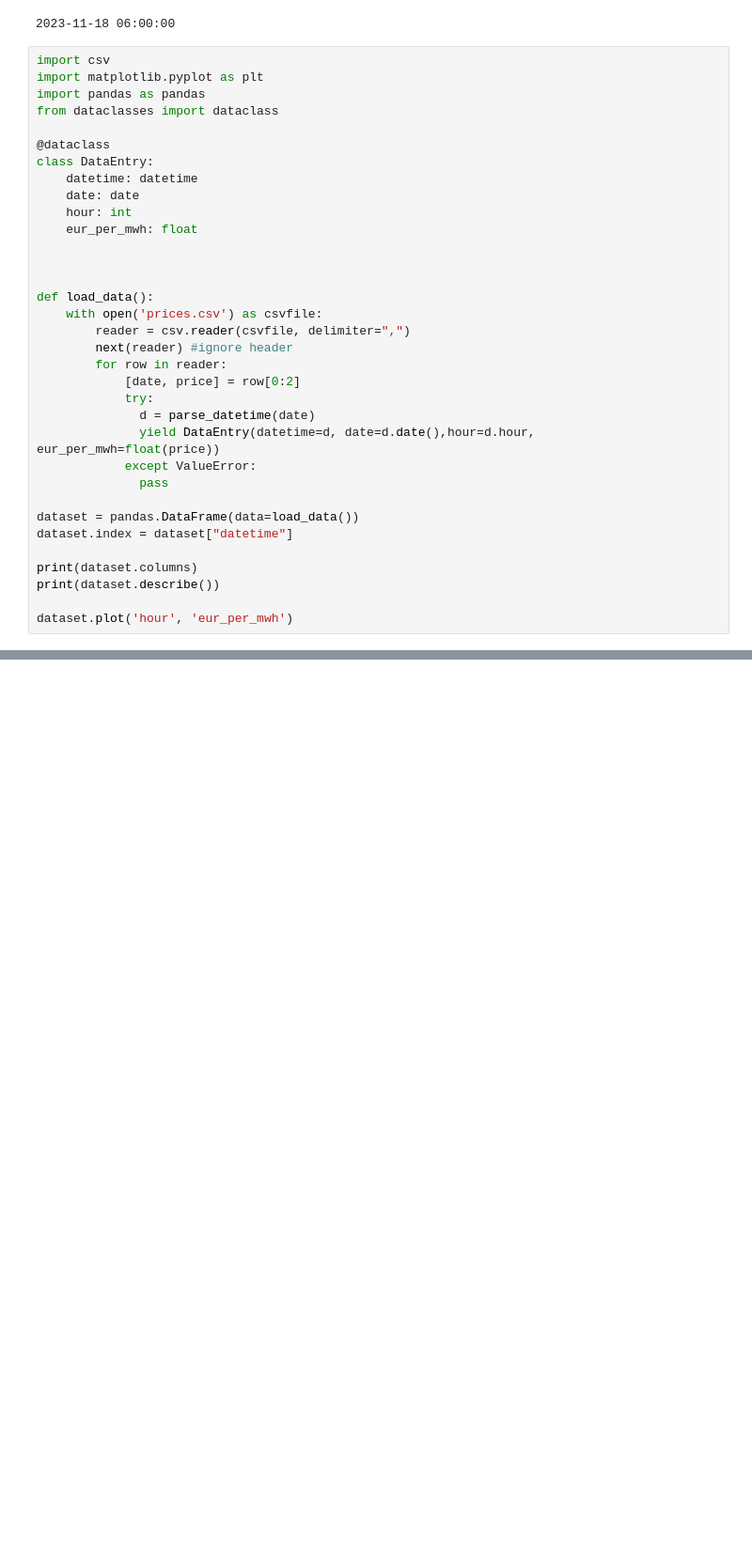
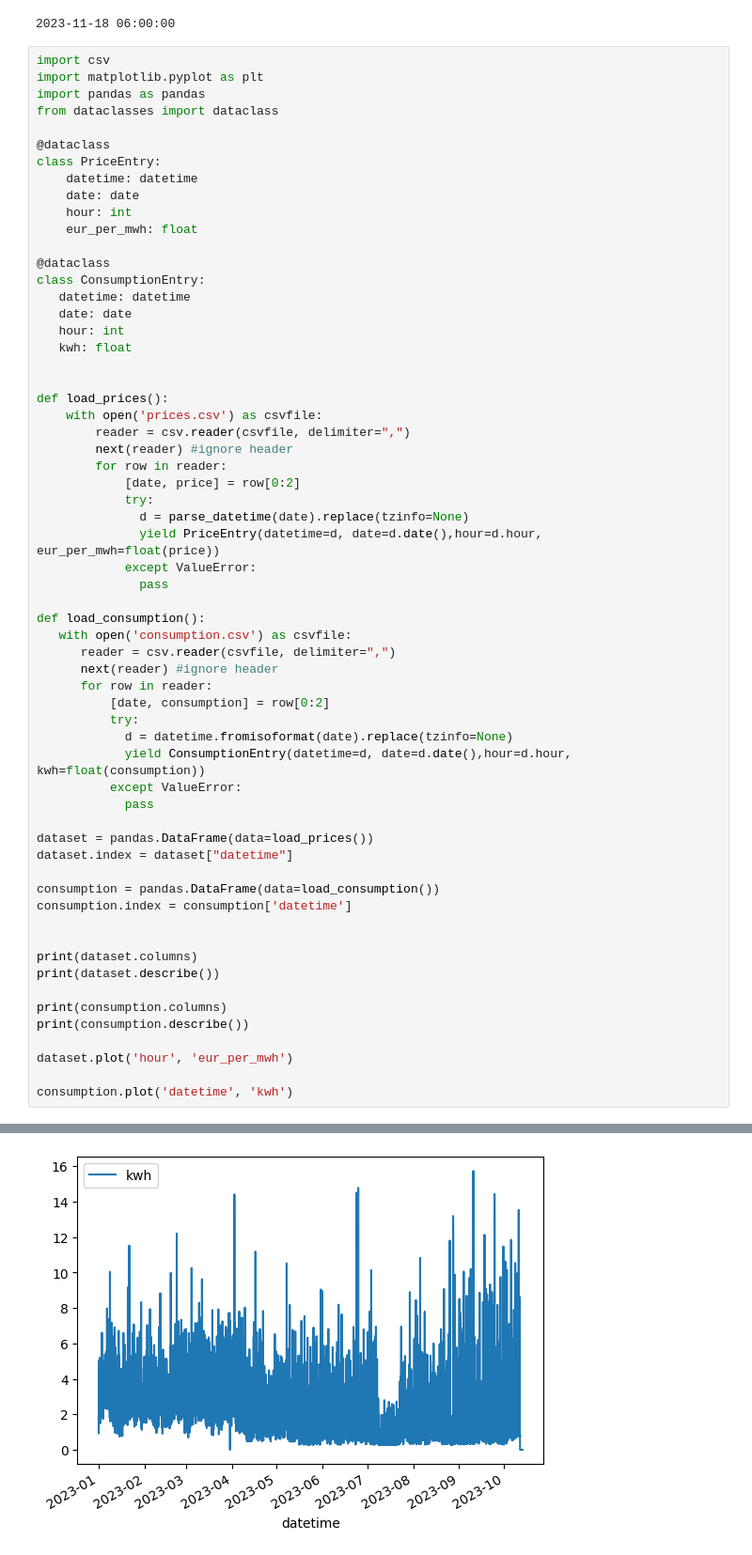
Before and after one commit to Turee/spot-price-analysis, a Jupyter notebook: prices.ipynb, the cells around one changed output, grey strips where cells are left out. Shown at 94% size. Drawn from its saved outputs; the diff is of its cells as text; blank space fills up the shorter version.

```diff
--- a/prices.ipynb
+++ b/prices.ipynb
@@ -14,33 +14,60 @@ import pandas as pandas
 from dataclasses import dataclass
 
 @dataclass
-class DataEntry:
+class PriceEntry:
     datetime: datetime
     date: date
     hour: int
     eur_per_mwh: float
 
+@dataclass
+class ConsumptionEntry:
+   datetime: datetime
+   date: date
+   hour: int
+   kwh: float
 
 
-def load_data():
+def load_prices():
     with open('prices.csv') as csvfile:
         reader = csv.reader(csvfile, delimiter=",")
         next(reader) #ignore header
         for row in reader:
             [date, price] = row[0:2]
             try:
-              d = parse_datetime(date)
-              yield DataEntry(datetime=d, date=d.date(),hour=d.hour, eur_per_mwh=float(price))
+              d = parse_datetime(date).replace(tzinfo=None)
+              yield PriceEntry(datetime=d, date=d.date(),hour=d.hour, eur_per_mwh=float(price))
             except ValueError:
               pass
 
-dataset = pandas.DataFrame(data=load_data())
+def load_consumption():
+   with open('consumption.csv') as csvfile:
+      reader = csv.reader(csvfile, delimiter=",")
+      next(reader) #ignore header
+      for row in reader:
+          [date, consumption] = row[0:2]
+          try:
+            d = datetime.fromisoformat(date).replace(tzinfo=None)
+            yield ConsumptionEntry(datetime=d, date=d.date(),hour=d.hour, kwh=float(consumption))
+          except ValueError:
+            pass
+
+dataset = pandas.DataFrame(data=load_prices())
 dataset.index = dataset["datetime"]
+
+consumption = pandas.DataFrame(data=load_consumption())
+consumption.index = consumption['datetime']
+
 
 print(dataset.columns)
 print(dataset.describe())
 
+print(consumption.columns)
+print(consumption.describe())
+
 dataset.plot('hour', 'eur_per_mwh')
+
+consumption.plot('datetime', 'kwh')
 # %% [output]
 Index(['datetime', 'date', 'hour', 'eur_per_mwh'], dtype='object')
                             datetime         hour  eur_per_mwh
@@ -56,4 +93,5 @@ std                              NaN     6.922245    50.410970
 [figure]
+[figure, added]
 # %%
 
 import math
```
Also changed, not shown: parts of 2 cells of this notebook, 1 other file.
